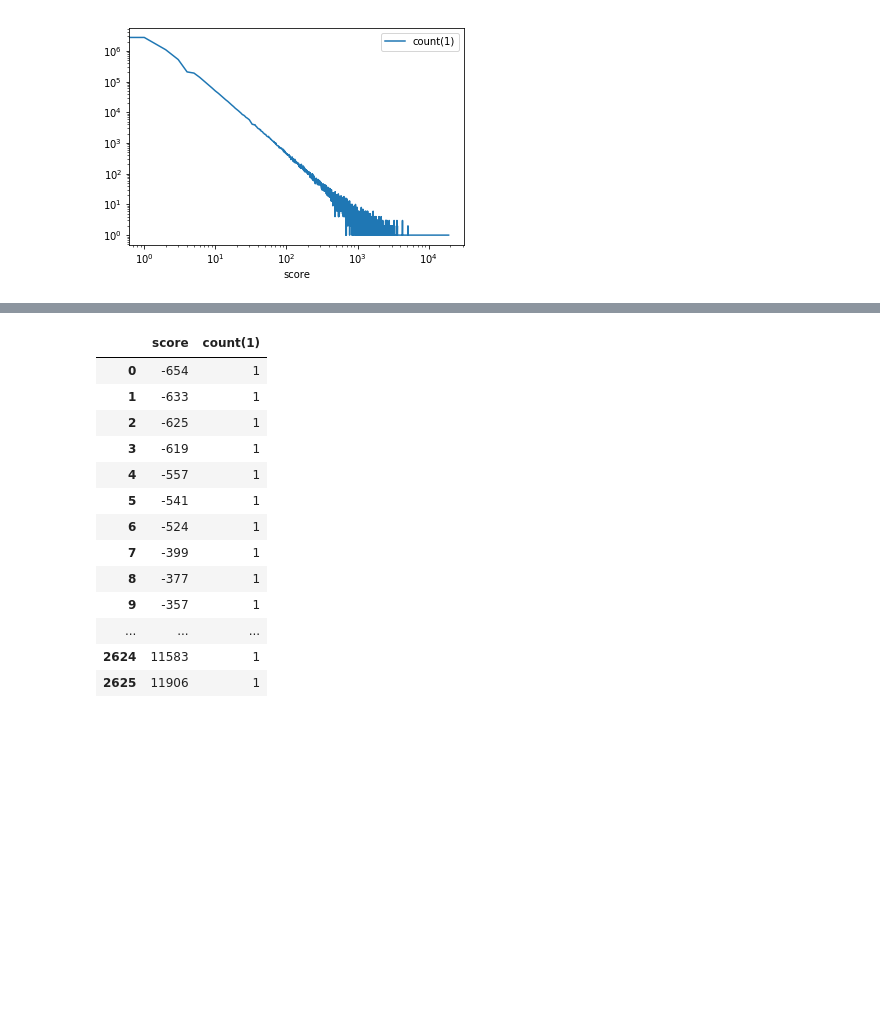
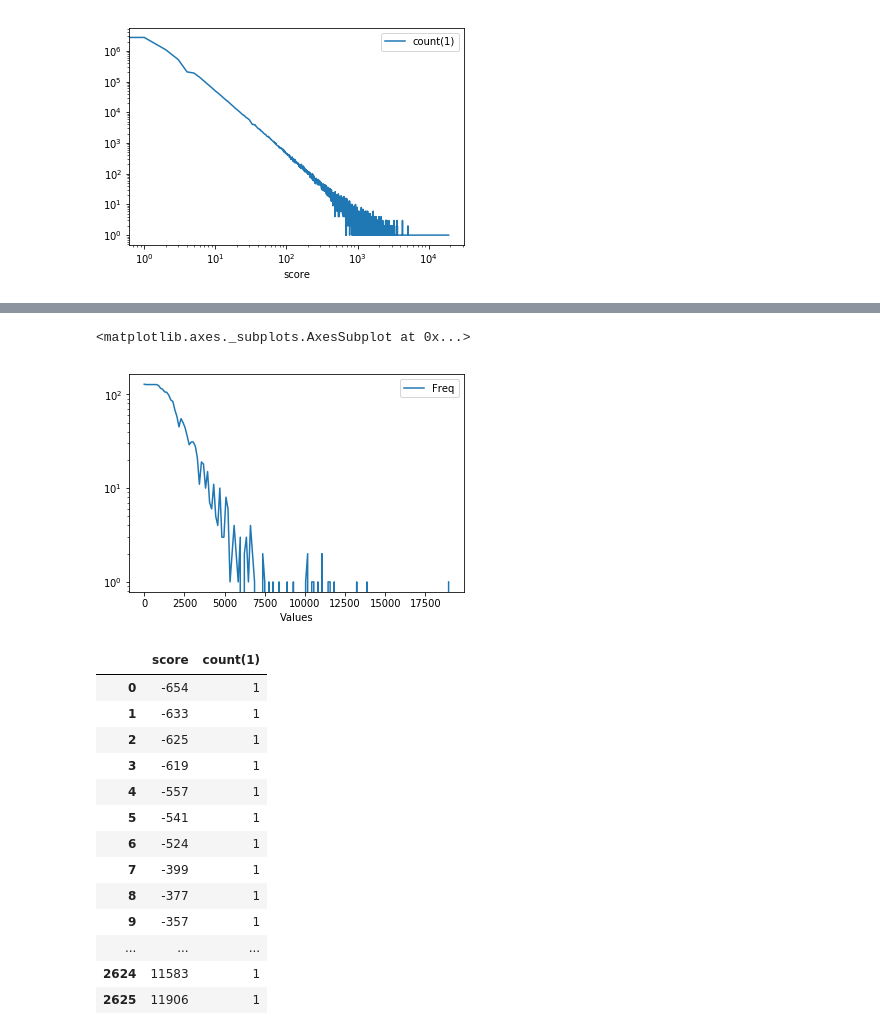
Before and after one commit to MetaHG/Reddit-opinions-polarization, a Jupyter notebook: notebooks/Basic Metrics.ipynb, the cells around one changed output, grey strips where cells are left out. Saved outputs shown, nothing was run; the diff lists cells and outputs as text; code cells hidden in the pictures; blank space fills up the shorter version.

```diff
--- a/notebooks/Basic Metrics.ipynb
+++ b/notebooks/Basic Metrics.ipynb
@@ -435,3 +468,12 @@ gold_per_day.toPandas().set_index('score').plot(logy=True, logx=True)
+# %%
+pos_hist, pos_bin_edges = np.histogram(pos_scores['score'], bins=150)
+pos_hist_data = pd.DataFrame([pos_hist, pos_bin_edges]).T
+pos_hist_data = pos_hist_data.rename(columns={0:'Freq', 1:'Values'})
+pos_hist_data = pos_hist_data.set_index('Values')
+pos_hist_data.plot(logy=True)
+# %% [output]
+<matplotlib.axes._subplots.AxesSubplot at 0x...>
+[figure, added]
 # %%
 gold_per_day.toPandas()
 # %% [output]
```
Also changed, not shown: parts of 5 cells of this notebook.
